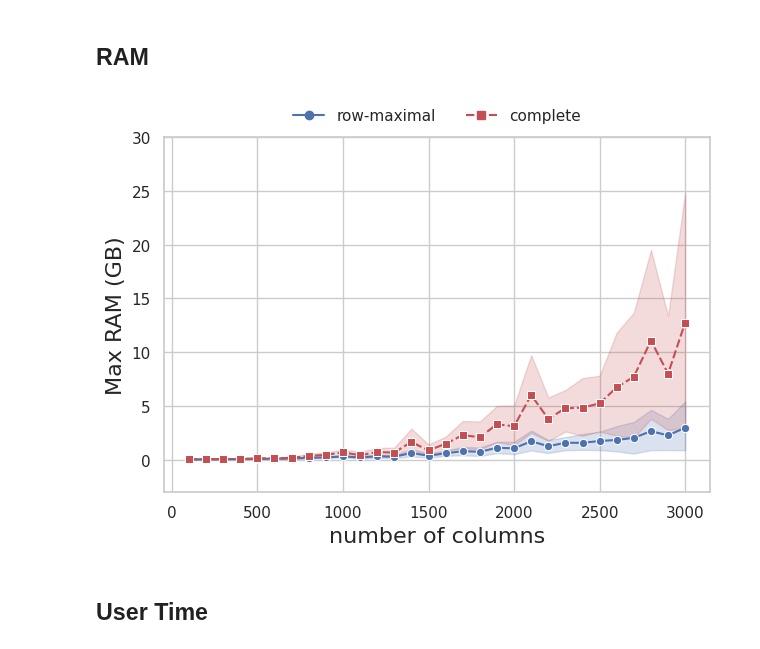
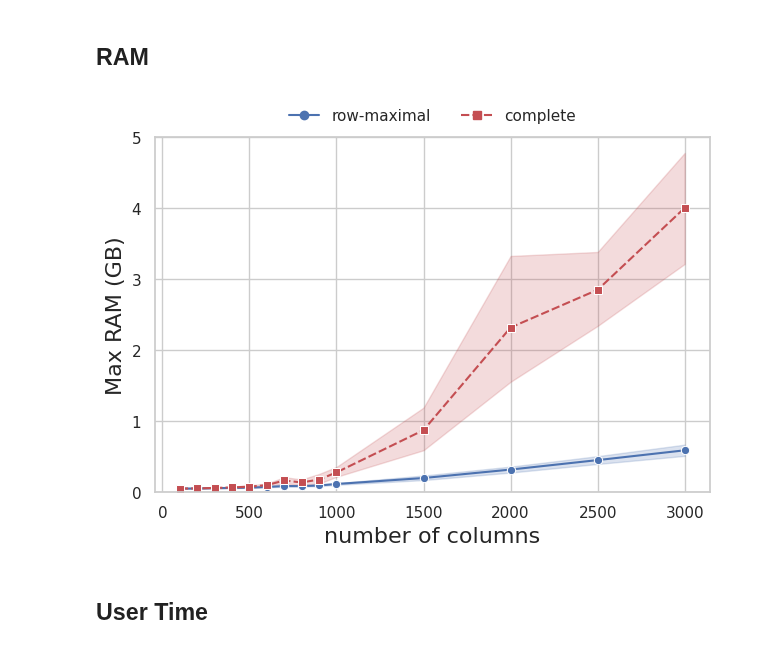
Before and after one commit to AlgoLab/pangeblocks, a Jupyter notebook: notebooks/paper-ram-user_time.ipynb, the cells around one changed output. Cells and saved outputs as stored; diff of their text form; code cells hidden in the pictures.

```diff
--- a/notebooks/paper-ram-user_time.ipynb
+++ b/notebooks/paper-ram-user_time.ipynb
@@ -11,8 +11,9 @@ from src.utils.params_from_path import params_from_pathlog
 
 loginfo=LoggInfo(times=False, counts=True, sizes=False, usrbintime=True)
 
+sns.set_style("whitegrid")
 
-NSEQS = 50
+NSEQS = 20
 # DECOMPOSITION = "row_maximal"
 NAME = f"{NSEQS}-SARS-CoV2-MSA"
 PATH = Path("/data/analysis-paper/paper-experiment-scalability")
@@ -23,6 +24,8 @@ ROW_MAXIMAL = PATH.joinpath(f"sars-cov-2-{NSEQS}-row_maximal")
 PATH_LOG_PGGB = Path("/data/analysis-paper/experiments/pggb/sars-cov-2/logs/")
 PATH_LOG_VG   = Path("/data/analysis-paper/experiments/vg/sars-cov-2/logs/")
 # %%
+MIN_RAM, MAX_RAM = 0, 5
+MIN_TIME, MAX_TIME = 0, 5
 MARKERS=["o","s"] # o: circle , s: square
 COLORS=["b","r"] # b: blue , r: red
 
@@ -160,27 +156,27 @@ ymax = feat_max + 0.1*delta_range
 # %%
 g_ram = sns.lineplot(
     data=data,
     x="columns", y=feature,
     hue="decomposition",
     style="decomposition",
     markers=MARKERS,
     palette=COLORS,
     )# hue_order=OBJ_FUNCTIONS)
 # g_ram.text(x=0.5, y=1.1, s=f'{NAME} | Potential seeds of length 15 w.r.t. {chr(945)}', fontsize=FONTSIZE_TITLE, weight='bold', ha='center', va='bottom', transform=g_ram.transAxes)
 # g_potential_seeds.text(x=0.5, y=1.05, s=f'Complete vs Row-maximal decomposition | not-{chr(945)}-consistent', fontsize=FONTSIZE_SUBTITLE, alpha=0.75, ha='center', va='bottom', transform=g_potential_seeds.transAxes)
 g_ram.set_xlabel(f"number of columns", fontsize=FONTSIZE_X)
 g_ram.set_ylabel("Max RAM (GB)", fontsize=FONTSIZE_Y)
-g_ram.set_ylim([-3,30])
+g_ram.set_ylim([MIN_RAM,MAX_RAM])
 
 sns.move_legend(
     g_ram, "lower center",
     bbox_to_anchor=(.5, 1), ncol=5, title="", frameon=False,
 )
 
 g_ram.figure.tight_layout()
 g_ram.get_figure().savefig(PATH_SAVE.joinpath(f"{NAME}-ilp-instances-RAM.png"),dpi=300)
 # %% [output]
-[figure, old version]
+[figure, new version]
 # %% [markdown]
 ## User Time
 # %%
```
Also changed, not shown: parts of 10 cells of this notebook, 13 other files.
